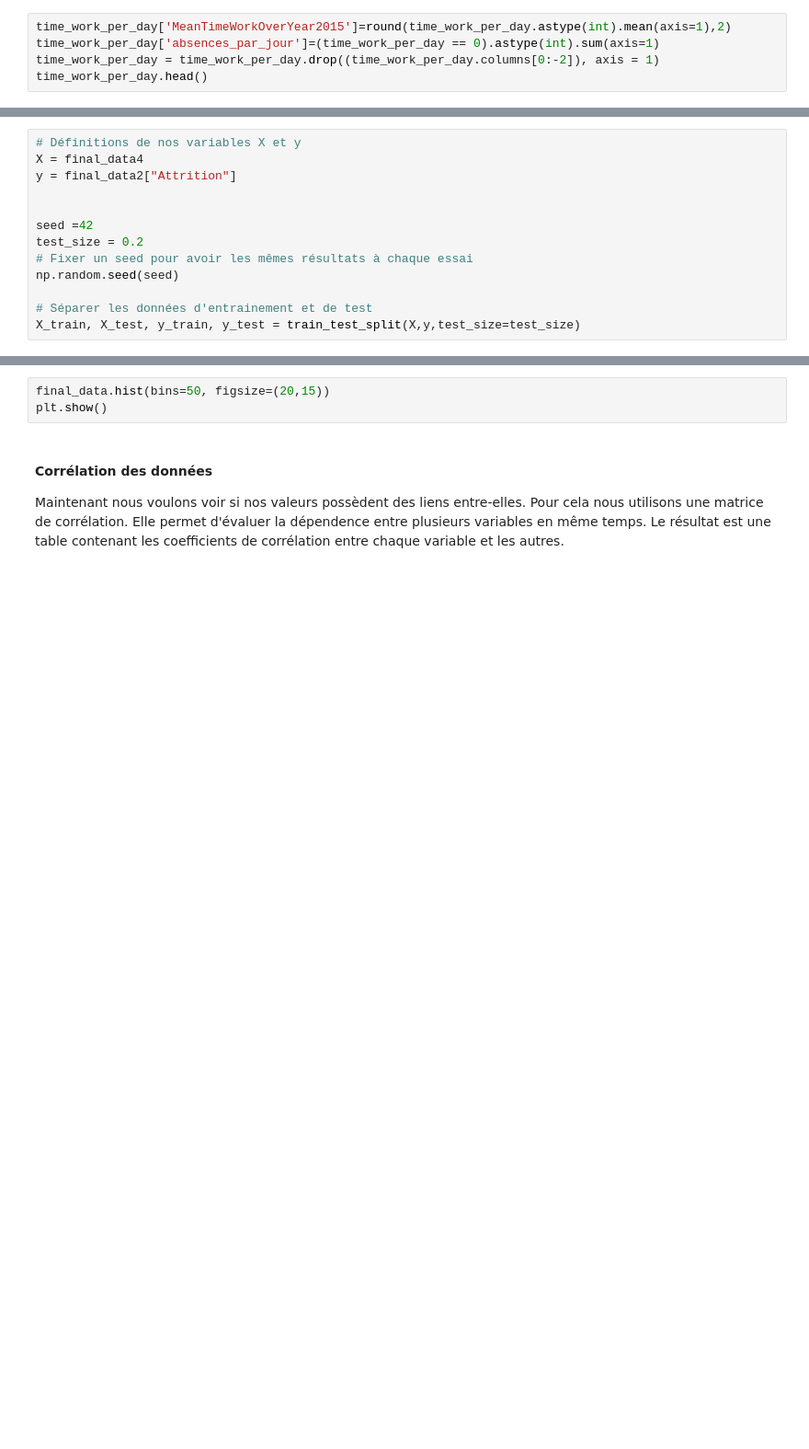
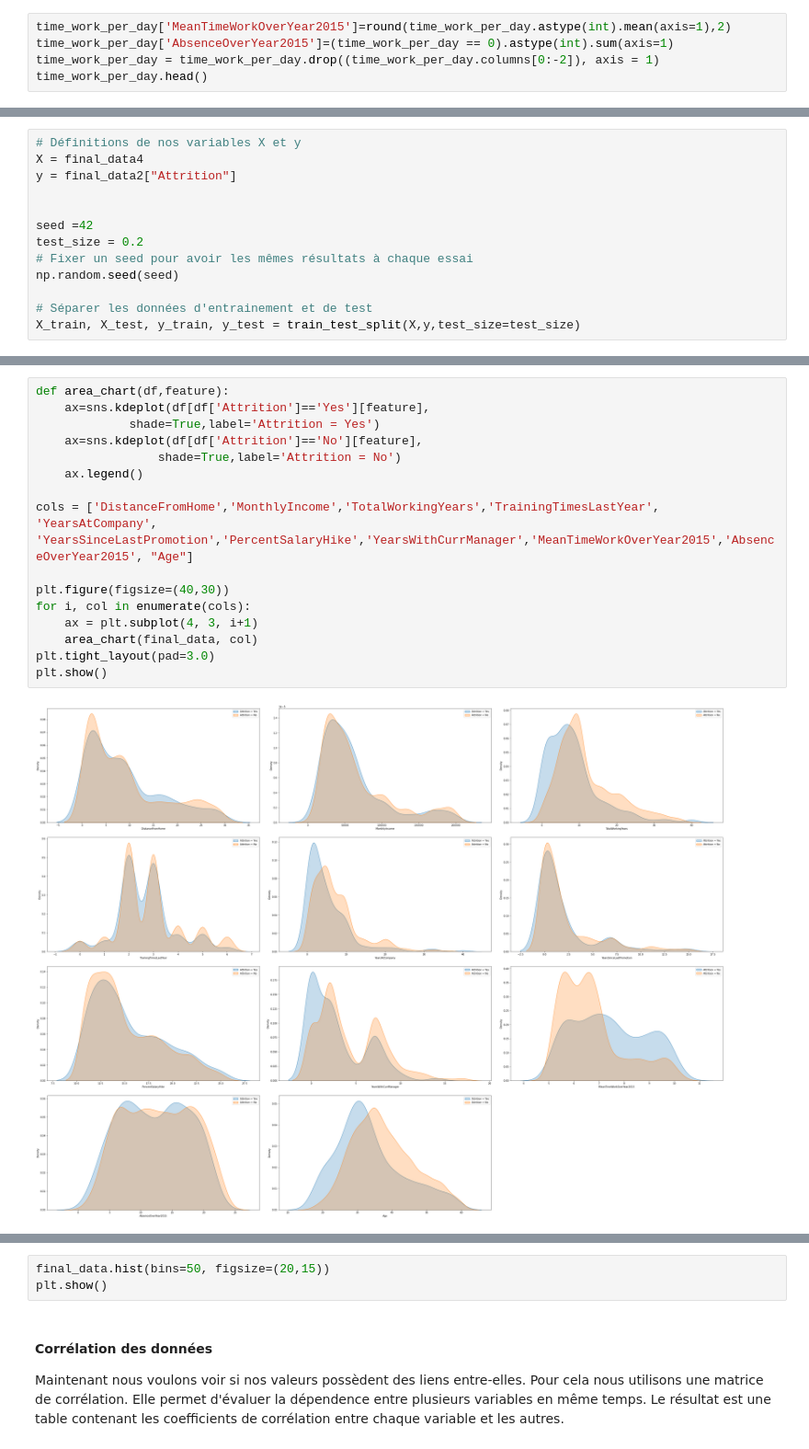
Before and after one commit to anthonylorendeaux/jupyter-human-for-you, a Jupyter notebook: CESI-HumanForYou.ipynb, the cells around one changed output, grey strips where cells are left out. Shown at 92% size. Cells and saved outputs as stored; diff of their text form; blank space fills up the shorter version.

```diff
--- a/CESI-HumanForYou.ipynb
+++ b/CESI-HumanForYou.ipynb
@@ -283,6 +387,6 @@ Nous ajoutons ensuite une colonne représentant :
 Les autres colonnes sont ensuite supprimées.
 # %%
 time_work_per_day['MeanTimeWorkOverYear2015']=round(time_work_per_day.astype(int).mean(axis=1),2)
-time_work_per_day['absences_par_jour']=(time_work_per_day == 0).astype(int).sum(axis=1)
+time_work_per_day['AbsenceOverYear2015']=(time_work_per_day == 0).astype(int).sum(axis=1)
 time_work_per_day = time_work_per_day.drop((time_work_per_day.columns[0:-2]), axis = 1)
 time_work_per_day.head()
@@ -437,0 +661,18 @@ Concernant les données quantitatives, nous affichons nos valeurs de façon visu
+# %%
+def area_chart(df,feature):
+    ax=sns.kdeplot(df[df['Attrition']=='Yes'][feature],
+             shade=True,label='Attrition = Yes')
+    ax=sns.kdeplot(df[df['Attrition']=='No'][feature],
+                 shade=True,label='Attrition = No')
+    ax.legend()
+
+cols = ['DistanceFromHome','MonthlyIncome','TotalWorkingYears','TrainingTimesLastYear', 'YearsAtCompany', 'YearsSinceLastPromotion','PercentSalaryHike','YearsWithCurrManager','MeanTimeWorkOverYear2015','AbsenceOverYear2015', "Age"]
+
+plt.figure(figsize=(40,30))
+for i, col in enumerate(cols):
+    ax = plt.subplot(4, 3, i+1)
+    area_chart(final_data, col)
+plt.tight_layout(pad=3.0)
+plt.show()
+# %% [output]
+[figure, added]
```
Also changed, not shown: parts of 107 cells of this notebook, 1 other file.
